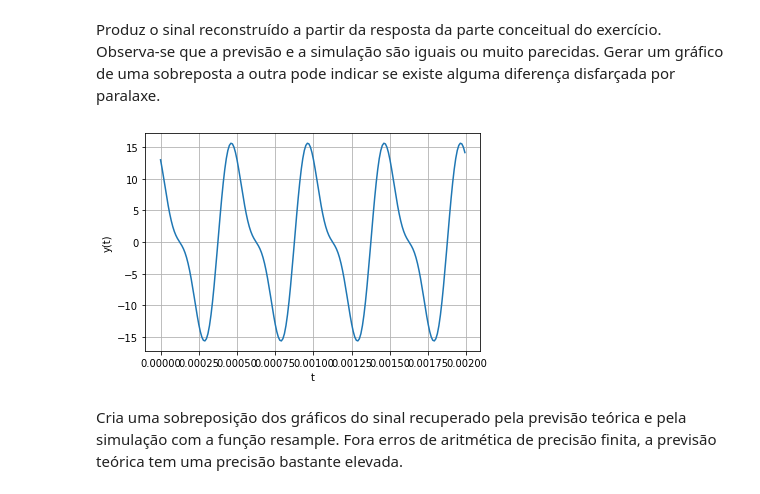
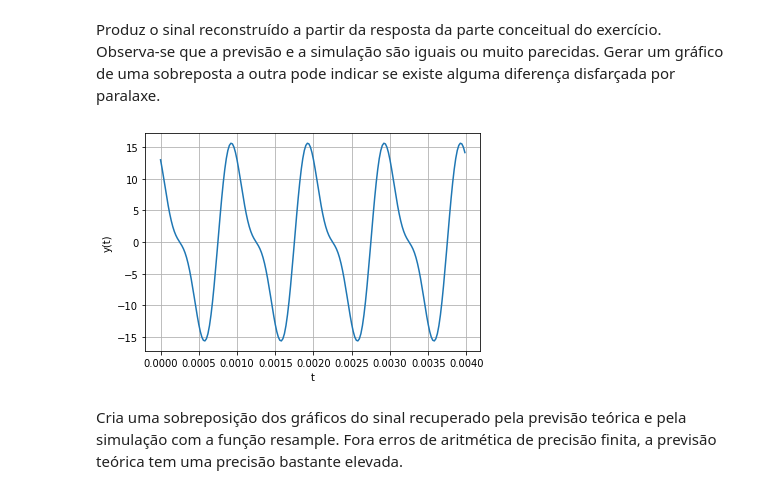
Before and after one commit to bootstrap666/processamentodigitaldesinais2021Amostragem, a Jupyter notebook: Amostragem.ipynb, the cells around one changed output. Cells and saved outputs as stored; diff of their text form; code cells hidden in the pictures.

```diff
--- a/Amostragem.ipynb
+++ b/Amostragem.ipynb
@@ -21,7 +21,7 @@ def x(t):
 # %% [markdown]
 Inicialmente, visualizando $x(t)$ por meio de um gráfico
 # %%
-fs_visualizacao = 100000  # Uma frequência de amostragem absurdamente alta (para essa aplicação).
+fs_visualizacao = 50000  # Uma frequência de amostragem absurdamente alta (para essa aplicação).
                           # Utilizada apenas para visualização do sinal.
 T = 200/fs_visualizacao  # 200 amostras de sinal na frequencia de amostragem para visualizacao
 t_visualizacao = np.arange(0, T, 1/fs_visualizacao)
@@ -80,21 +80,21 @@ Produz o sinal reconstruído a partir da resposta da parte conceitual do exercí
 # %%
 # Sinal reconstruído determinado teoricamente
 
-y = 13.0*np.cos(4000.0*np.pi*t_visualizacao) - 5.0*np.sin(8000.0*np.pi*t_visualizacao)
+y = 13.0*np.cos(2000.0*np.pi*t_visualizacao) - 5.0*np.sin(4000.0*np.pi*t_visualizacao)
 
 fig = plt.figure()
 
 plt.plot(t_visualizacao, y)
 
 #plt.stem(t_amostrado,x_amostrado,'r',use_line_collection=True)
 
 plt.xlabel('t')
 plt.ylabel('y(t)')
 plt.grid('both')
 
 plt.show()
 # %% [output]
-[figure, old version]
+[figure, new version]
 # %% [markdown]
 Cria uma sobreposição dos gráficos do sinal recuperado pela previsão teórica e pela simulação com a função resample. Fora erros de aritmética de precisão finita, a previsão teórica tem uma precisão bastante elevada.
 # %%
```
Also changed, not shown: parts of 6 cells of this notebook.
